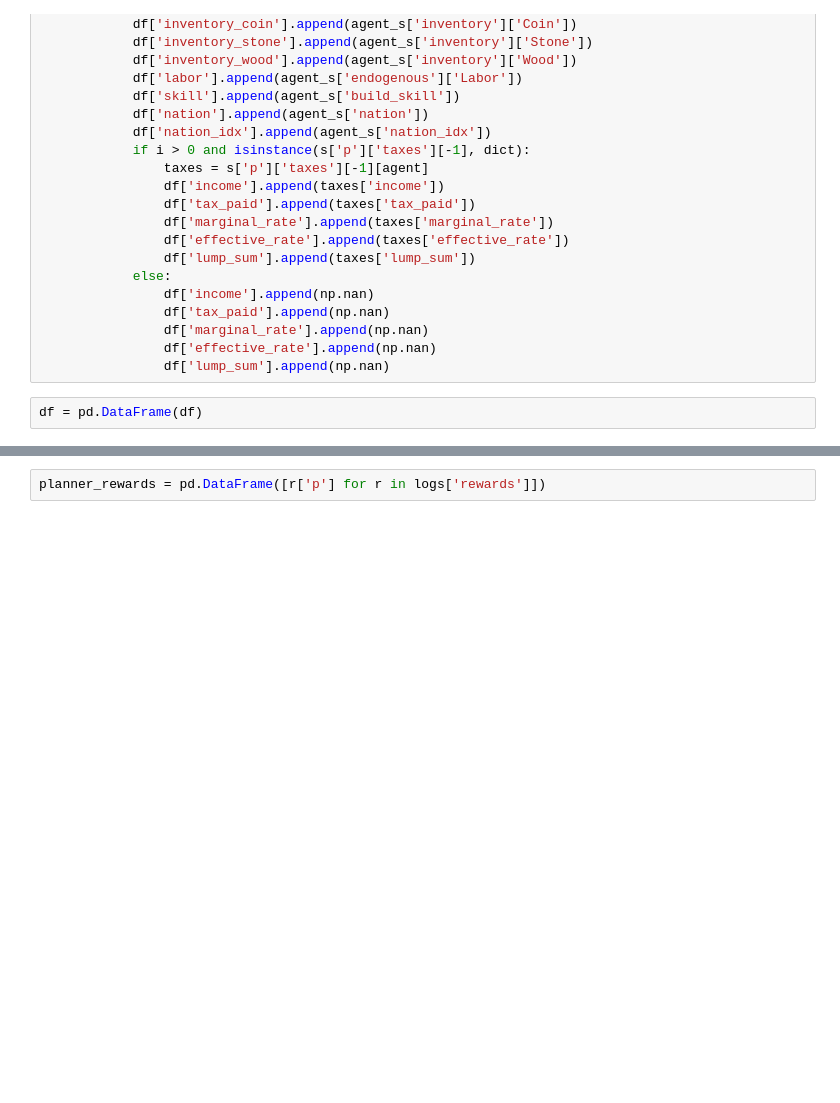
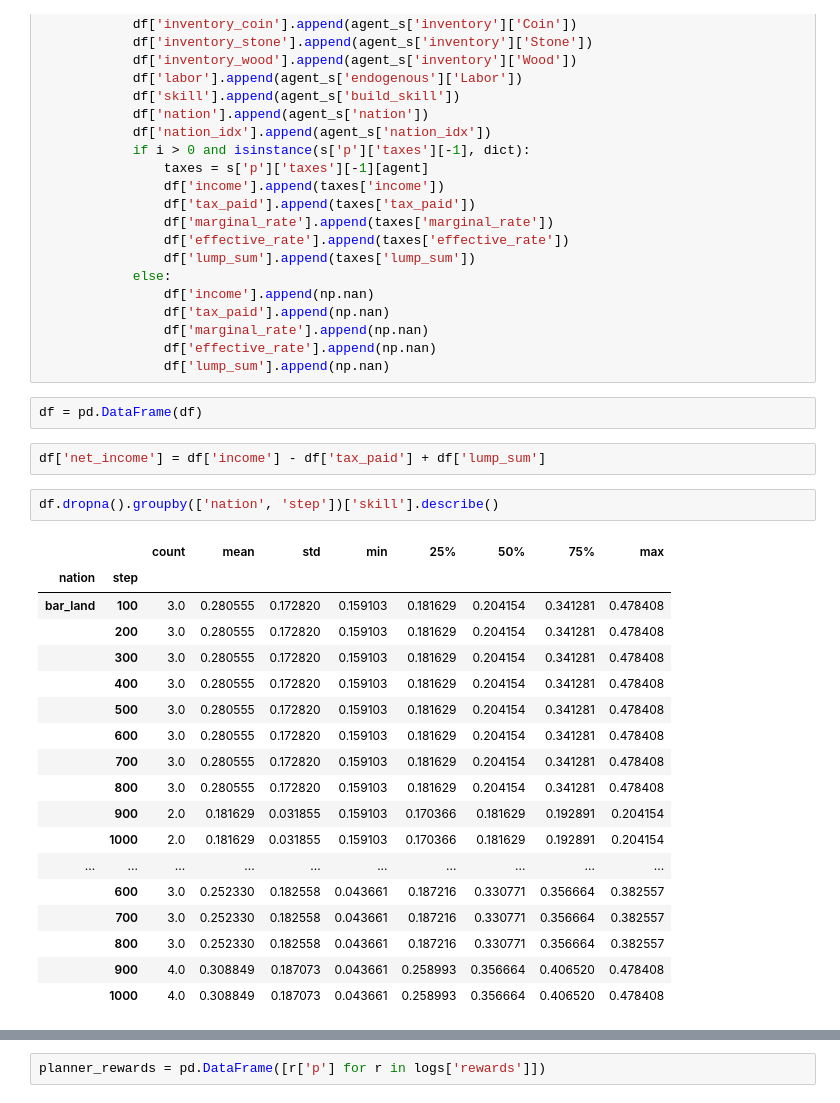
Before and after one commit to bglick13/ai_taxes, a Jupyter notebook: notebooks/eval.ipynb, the cells around one changed output, grey strips where cells are left out. Cells and saved outputs as stored; diff of their text form; blank space fills up the shorter version.

```diff
--- a/notebooks/eval.ipynb
+++ b/notebooks/eval.ipynb
@@ -76,3 +97,26 @@ for i, s in enumerate(logs['states']):
                 df['lump_sum'].append(np.nan)
 # %%
 df = pd.DataFrame(df)
+# %%
+df['net_income'] = df['income'] - df['tax_paid'] + df['lump_sum']
+# %%
+df.dropna().groupby(['nation', 'step'])['skill'].describe()
+# %% [output]
+|  |  | count | mean | std | min | 25% | 50% | 75% | max |
+| nation | step |  |  |  |  |  |  |  |  |
+| bar_land | 100 | 3.0 | 0.280555 | 0.172820 | 0.159103 | 0.181629 | 0.204154 | 0.341281 | 0.478408 |
+|  | 200 | 3.0 | 0.280555 | 0.172820 | 0.159103 | 0.181629 | 0.204154 | 0.341281 | 0.478408 |
+|  | 300 | 3.0 | 0.280555 | 0.172820 | 0.159103 | 0.181629 | 0.204154 | 0.341281 | 0.478408 |
+|  | 400 | 3.0 | 0.280555 | 0.172820 | 0.159103 | 0.181629 | 0.204154 | 0.341281 | 0.478408 |
+|  | 500 | 3.0 | 0.280555 | 0.172820 | 0.159103 | 0.181629 | 0.204154 | 0.341281 | 0.478408 |
+|  | 600 | 3.0 | 0.280555 | 0.172820 | 0.159103 | 0.181629 | 0.204154 | 0.341281 | 0.478408 |
+|  | 700 | 3.0 | 0.280555 | 0.172820 | 0.159103 | 0.181629 | 0.204154 | 0.341281 | 0.478408 |
+|  | 800 | 3.0 | 0.280555 | 0.172820 | 0.159103 | 0.181629 | 0.204154 | 0.341281 | 0.478408 |
+|  | 900 | 2.0 | 0.181629 | 0.031855 | 0.159103 | 0.170366 | 0.181629 | 0.192891 | 0.204154 |
+|  | 1000 | 2.0 | 0.181629 | 0.031855 | 0.159103 | 0.170366 | 0.181629 | 0.192891 | 0.204154 |
+| ... | ... | ... | ... | ... | ... | ... | ... | ... | ... |
+|  | 600 | 3.0 | 0.252330 | 0.182558 | 0.043661 | 0.187216 | 0.330771 | 0.356664 | 0.382557 |
+|  | 700 | 3.0 | 0.252330 | 0.182558 | 0.043661 | 0.187216 | 0.330771 | 0.356664 | 0.382557 |
+|  | 800 | 3.0 | 0.252330 | 0.182558 | 0.043661 | 0.187216 | 0.330771 | 0.356664 | 0.382557 |
+|  | 900 | 4.0 | 0.308849 | 0.187073 | 0.043661 | 0.258993 | 0.356664 | 0.406520 | 0.478408 |
+|  | 1000 | 4.0 | 0.308849 | 0.187073 | 0.043661 | 0.258993 | 0.356664 | 0.406520 | 0.478408 |
```
Also changed, not shown: parts of 28 cells of this notebook, 6 other files.
